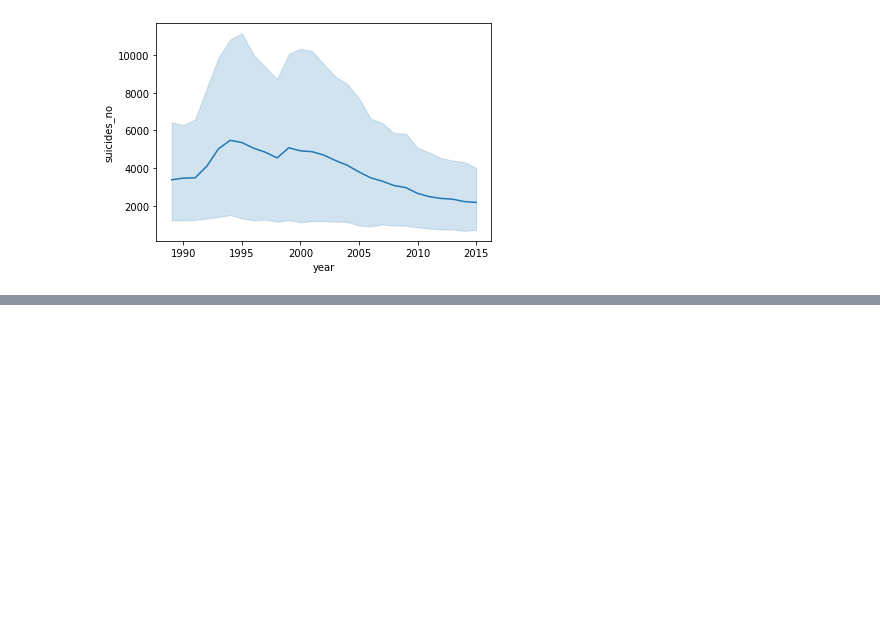
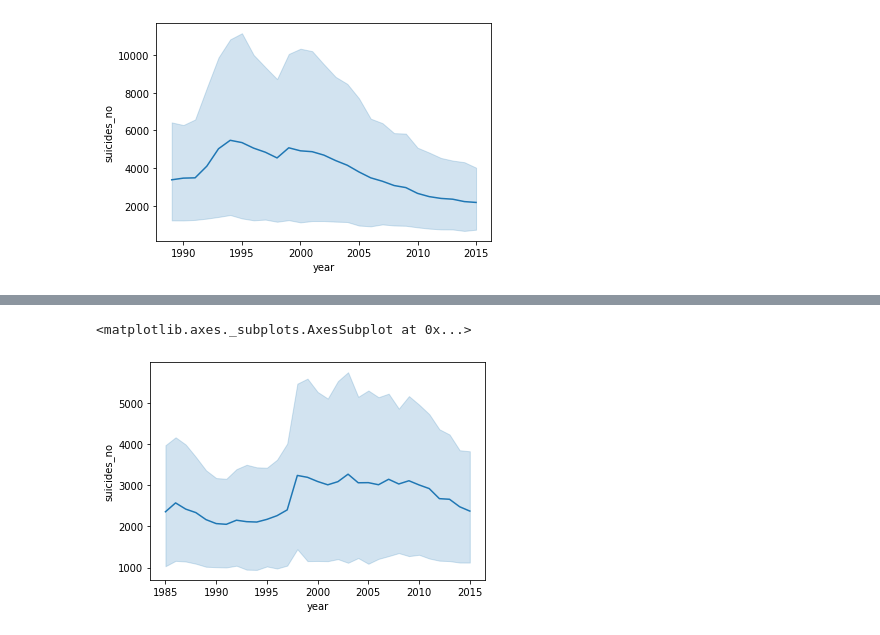
Before and after one commit to Nafise-Dev/DA_taux_suicides, a Jupyter notebook: Taux_suicides.ipynb, the cells around one changed output, grey strips where cells are left out. Saved outputs shown, nothing was run; the diff lists cells and outputs as text; code cells hidden in the pictures; blank space fills up the shorter version.

```diff
--- a/Taux_suicides.ipynb
+++ b/Taux_suicides.ipynb
@@ -150,0 +142,6 @@ sb.lineplot(x="year",y="suicides_no", data=df_age)
+# %%
+df_age = df[(df["age"]>="35-54 years") & (df["country"]=="Japan")]
+sb.lineplot(x="year",y="suicides_no", data=df_age)
+# %% [output]
+<matplotlib.axes._subplots.AxesSubplot at 0x...>
+[figure, added]
```
Also changed, not shown: parts of 9 cells of this notebook.
